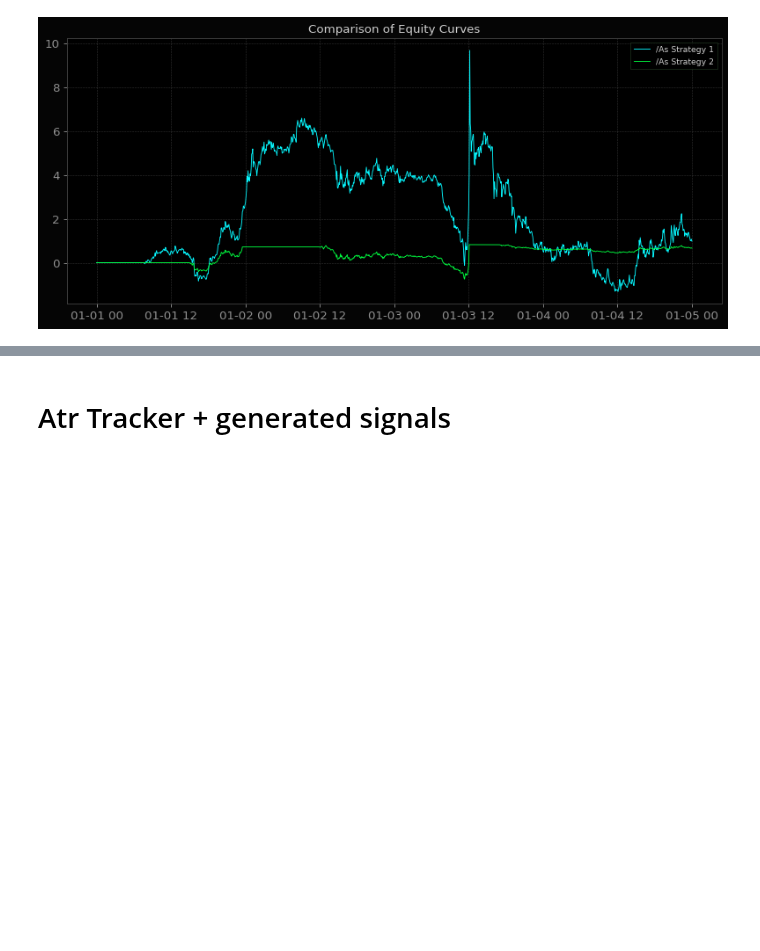
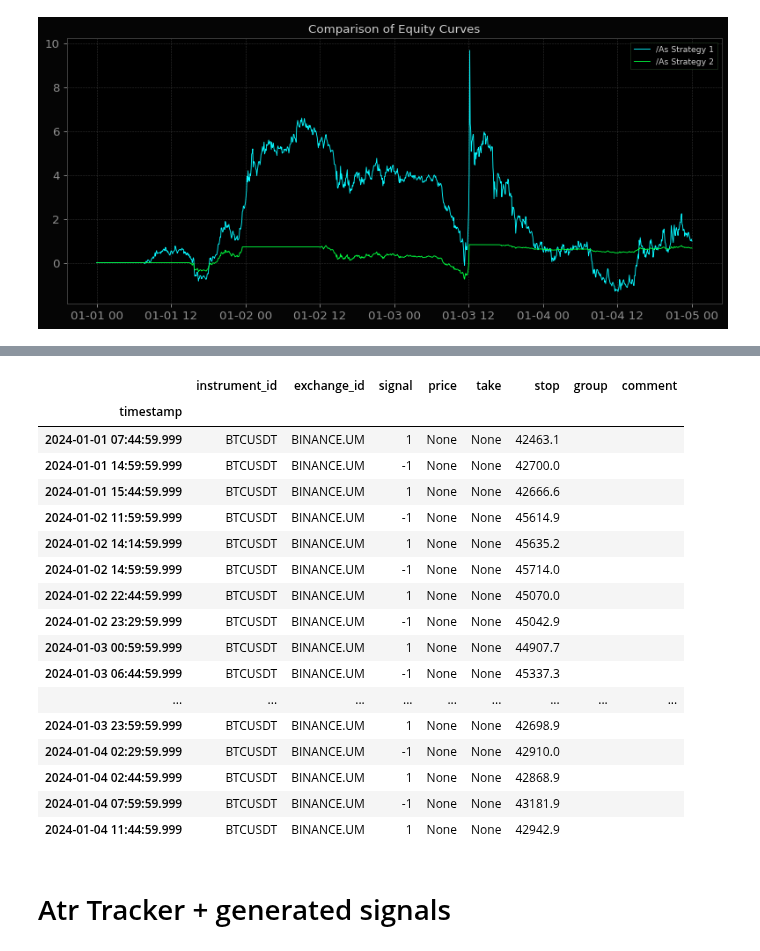
Before and after one commit to dmarienko/Qubx, a Jupyter notebook: experiments/6.0 Signals Tracking.ipynb, the cells around one changed output, grey strips where cells are left out. Saved outputs shown, nothing was run; the diff lists cells and outputs as text; code cells hidden in the pictures; blank space fills up the shorter version.

Commit message:
feat: adds signals logging

```diff
--- a/experiments/6.0 Signals Tracking.ipynb
+++ b/experiments/6.0 Signals Tracking.ipynb
@@ -111,3 +115,24 @@ rep[0].executions_log
+# %%
+rep[0].signals_log
+# %% [output]
+|  | instrument_id | exchange_id | signal | price | take | stop | group | comment |
+| timestamp |  |  |  |  |  |  |  |  |
+| 2024-01-01 07:44:59.999 | BTCUSDT | BINANCE.UM | 1 | None | None | 42463.1 |  |  |
+| 2024-01-01 14:59:59.999 | BTCUSDT | BINANCE.UM | -1 | None | None | 42700.0 |  |  |
+| 2024-01-01 15:44:59.999 | BTCUSDT | BINANCE.UM | 1 | None | None | 42666.6 |  |  |
+| 2024-01-02 11:59:59.999 | BTCUSDT | BINANCE.UM | -1 | None | None | 45614.9 |  |  |
+| 2024-01-02 14:14:59.999 | BTCUSDT | BINANCE.UM | 1 | None | None | 45635.2 |  |  |
+| 2024-01-02 14:59:59.999 | BTCUSDT | BINANCE.UM | -1 | None | None | 45714.0 |  |  |
+| 2024-01-02 22:44:59.999 | BTCUSDT | BINANCE.UM | 1 | None | None | 45070.0 |  |  |
+| 2024-01-02 23:29:59.999 | BTCUSDT | BINANCE.UM | -1 | None | None | 45042.9 |  |  |
+| 2024-01-03 00:59:59.999 | BTCUSDT | BINANCE.UM | 1 | None | None | 44907.7 |  |  |
+| 2024-01-03 06:44:59.999 | BTCUSDT | BINANCE.UM | -1 | None | None | 45337.3 |  |  |
+| ... | ... | ... | ... | ... | ... | ... | ... | ... |
+| 2024-01-03 23:59:59.999 | BTCUSDT | BINANCE.UM | 1 | None | None | 42698.9 |  |  |
+| 2024-01-04 02:29:59.999 | BTCUSDT | BINANCE.UM | -1 | None | None | 42910.0 |  |  |
+| 2024-01-04 02:44:59.999 | BTCUSDT | BINANCE.UM | 1 | None | None | 42868.9 |  |  |
+| 2024-01-04 07:59:59.999 | BTCUSDT | BINANCE.UM | -1 | None | None | 43181.9 |  |  |
+| 2024-01-04 11:44:59.999 | BTCUSDT | BINANCE.UM | 1 | None | None | 42942.9 |  |  |
 # %% [markdown]
 # Atr Tracker + generated signals
 # %%
```
Also changed, not shown: parts of 4 cells of this notebook, 5 other files.
